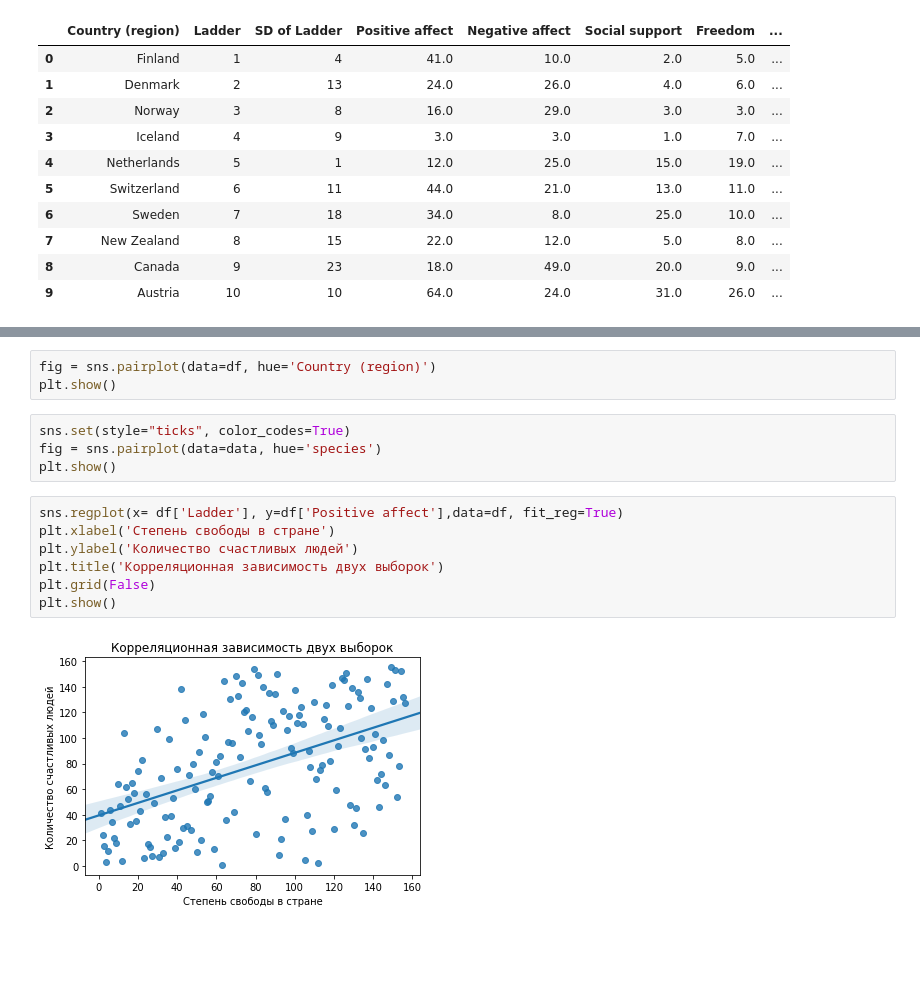
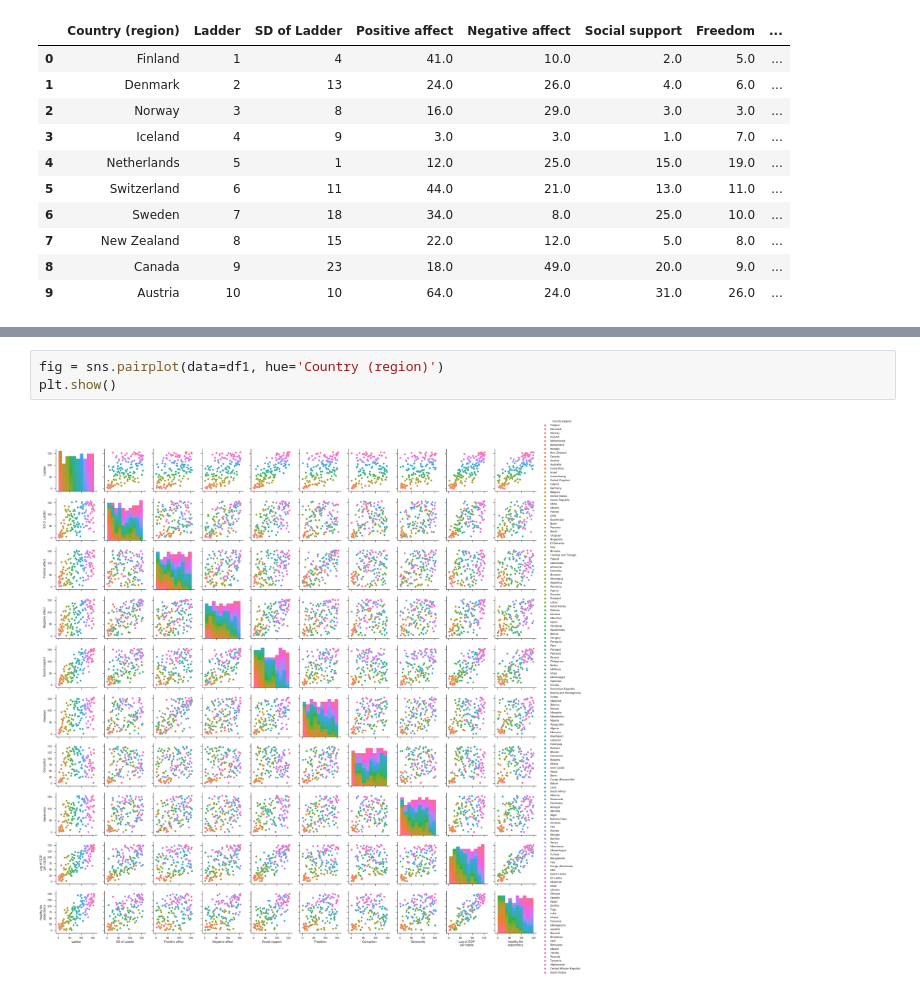
Before and after one commit to RSL161/PYDA_4, a Jupyter notebook: HW_02yu.ipynb, the cells around one changed output, grey strips where cells are left out. Drawn from its saved outputs; the diff is of its cells as text; blank space fills up the shorter version.

```diff
--- a/HW_02yu.ipynb
+++ b/HW_02yu.ipynb
@@ -262,16 +263,5 @@ HTTPError: HTTP Error 404: Not Found
 # %%
-fig = sns.pairplot(data=df, hue='Country (region)')
+fig = sns.pairplot(data=df1, hue='Country (region)')
 plt.show()
+# %% [output]
+[figure, added]
-# %%
-sns.set(style="ticks", color_codes=True)
-fig = sns.pairplot(data=data, hue='species')
-plt.show()
-# %%
-sns.regplot(x= df['Ladder'], y=df['Positive affect'],data=df, fit_reg=True)
-plt.xlabel('Степень свободы в стране')
-plt.ylabel('Количество счастливых людей')
-plt.title('Корреляционная зависимость двух выборок')
-plt.grid(False)
-plt.show()
-# %% [output]
-[figure, removed]
```
Also changed, not shown: parts of 16 cells of this notebook.
